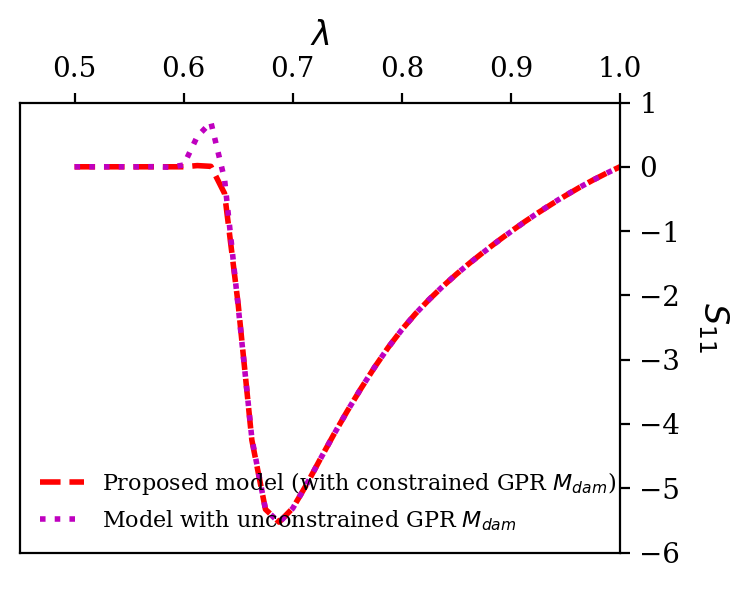
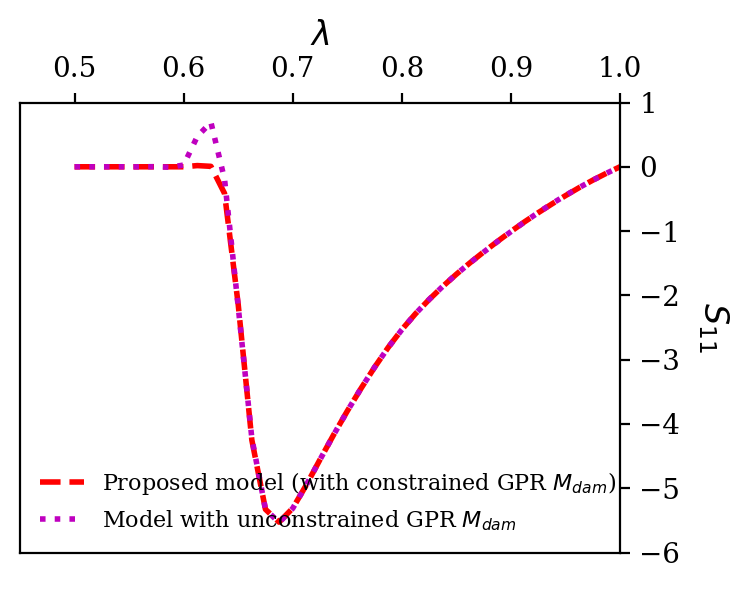
Code edit (unified diff) that turned the first committed figure into the second:
--- before
+++ after
@@ -11,5 +11,4 @@
 fig.set_tight_layout(False)
 
-#ax = fig.add_subplot(1, 1, 1)
 ax.xaxis.tick_top()
 ax.yaxis.tick_right()
@@ -26,4 +25,4 @@
 ax.set_ylabel('$S_{11}$', rotation = 270, labelpad=18)
 ax.legend(frameon=False, prop={'size': 8})
-#plt.savefig("Constrained_VS_NotConstrained_GPR_comp_11.svg")
+plt.savefig("../results/Constrained_VS_NotConstrained_GPR_comp_11.svg")
 plt.show()

Commit: Minor cleanup